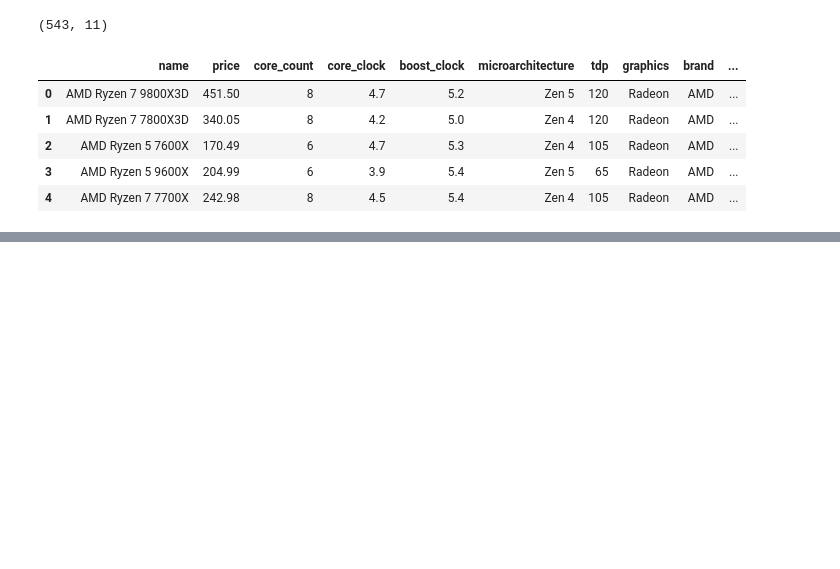
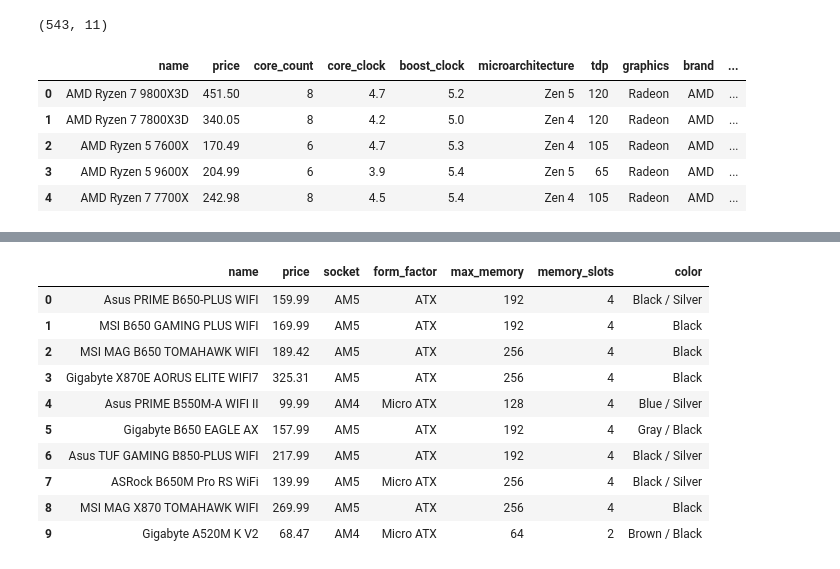
Before and after one commit to AbelKevinKipkosgei/pc-builder-model, a Jupyter notebook: pc_builder_cleaning.ipynb, the cells around one changed output, grey strips where cells are left out. Saved outputs shown, nothing was run; the diff lists cells and outputs as text; code cells hidden in the pictures; blank space fills up the shorter version.

Commit message:
Load and do a first look

```diff
--- a/pc_builder_cleaning.ipynb
+++ b/pc_builder_cleaning.ipynb
@@ -228,0 +228,10 @@ Saving motherboard.csv to motherboard.csv
+# %%
+# Import pandas
+import pandas as pd
+pd.set_option('display.max_columns', None)
+# %%
+# Load and do a first look
+df_mobo = pd.read_csv('/content/drive/My Drive/pc_builder_project/motherboard.csv')
+
+print(df_mobo.shape)
+df_mobo.info()
@@ -228,0 +254,14 @@ Saving motherboard.csv to motherboard.csv
+# %%
+df_mobo.head(10)
+# %% [output]
+|  | name | price | socket | form_factor | max_memory | memory_slots | color |
+| 0 | Asus PRIME B650-PLUS WIFI | 159.99 | AM5 | ATX | 192 | 4 | Black / Silver |
+| 1 | MSI B650 GAMING PLUS WIFI | 169.99 | AM5 | ATX | 192 | 4 | Black |
+| 2 | MSI MAG B650 TOMAHAWK WIFI | 189.42 | AM5 | ATX | 256 | 4 | Black |
+| 3 | Gigabyte X870E AORUS ELITE WIFI7 | 325.31 | AM5 | ATX | 256 | 4 | Black |
+| 4 | Asus PRIME B550M-A WIFI II | 99.99 | AM4 | Micro ATX | 128 | 4 | Blue / Silver |
+| 5 | Gigabyte B650 EAGLE AX | 157.99 | AM5 | ATX | 192 | 4 | Gray / Black |
+| 6 | Asus TUF GAMING B850-PLUS WIFI | 217.99 | AM5 | ATX | 192 | 4 | Black / Silver |
+| 7 | ASRock B650M Pro RS WiFi | 139.99 | AM5 | Micro ATX | 256 | 4 | Black / Silver |
+| 8 | MSI MAG X870 TOMAHAWK WIFI | 269.99 | AM5 | ATX | 256 | 4 | Black |
+| 9 | Gigabyte A520M K V2 | 68.47 | AM4 | Micro ATX | 64 | 2 | Brown / Black |
```
Also changed, not shown: parts of 4 cells of this notebook.
